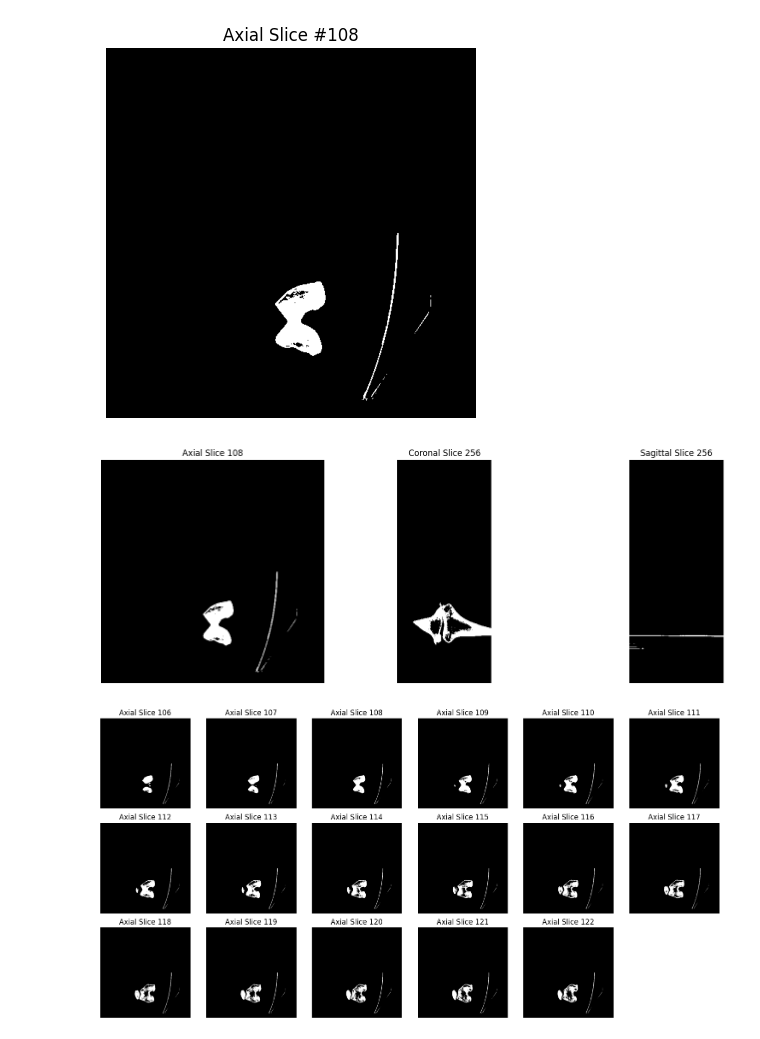
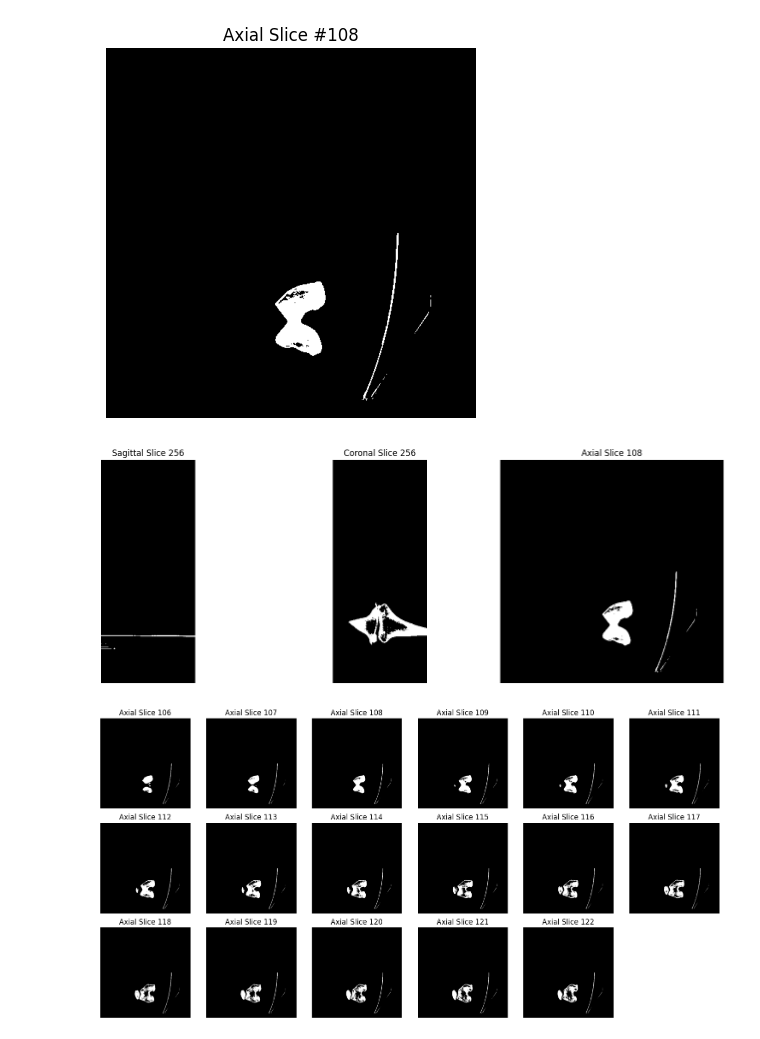
Before and after one commit to LuitelN/NAAMII-Image-Processing-Task-, a Jupyter notebook: Analysis.ipynb, the cells around one changed output. Drawn from its saved outputs; the diff is of its cells as text; code cells hidden in the pictures.

```diff
--- a/Analysis.ipynb
+++ b/Analysis.ipynb
@@ -28,28 +26,28 @@ Shape: (512, 512, 216) Spacing: (np.float32(0.869141), np.float32(0.869141), np.
 # %%
 fig, axs = plt.subplots(1, 3, figsize=(15, 5))
 
 # Axial (horizontal) view
 axial_idx = ct_data.shape[2] // 2
-axs[0].imshow(ct_data[:, :, axial_idx], cmap="gray")
-axs[0].set_title(f"Axial Slice {axial_idx}")
-axs[0].axis('off')
+axs[2].imshow(ct_data[:, :, axial_idx], cmap="gray")
+axs[2].set_title(f"Axial Slice {axial_idx}")
+axs[2].axis('off')
 
 # Coronal (frontal) view
 coronal_idx = ct_data.shape[1] // 2
 axs[1].imshow(ct_data[:, coronal_idx, :], cmap="gray")
 axs[1].set_title(f"Coronal Slice {coronal_idx}")
 axs[1].axis('off')
 
 # Sagittal (side) view
 sagittal_idx = ct_data.shape[0] // 2
-axs[2].imshow(ct_data[sagittal_idx, :, :], cmap="gray")
-axs[2].set_title(f"Sagittal Slice {sagittal_idx}")
-axs[2].axis('off')
+axs[0].imshow(ct_data[sagittal_idx, :, :], cmap="gray")
+axs[0].set_title(f"Sagittal Slice {sagittal_idx}")
+axs[0].axis('off')
 
 plt.tight_layout()
 plt.show()
 # %% [output]
-[figure, old version]
+[figure, new version]
 # %%
 # for z in range(106, 123):
 #     plt.imshow(ct_data[:, :, z], cmap="gray")
```
Also changed, not shown: parts of 4 cells of this notebook.
